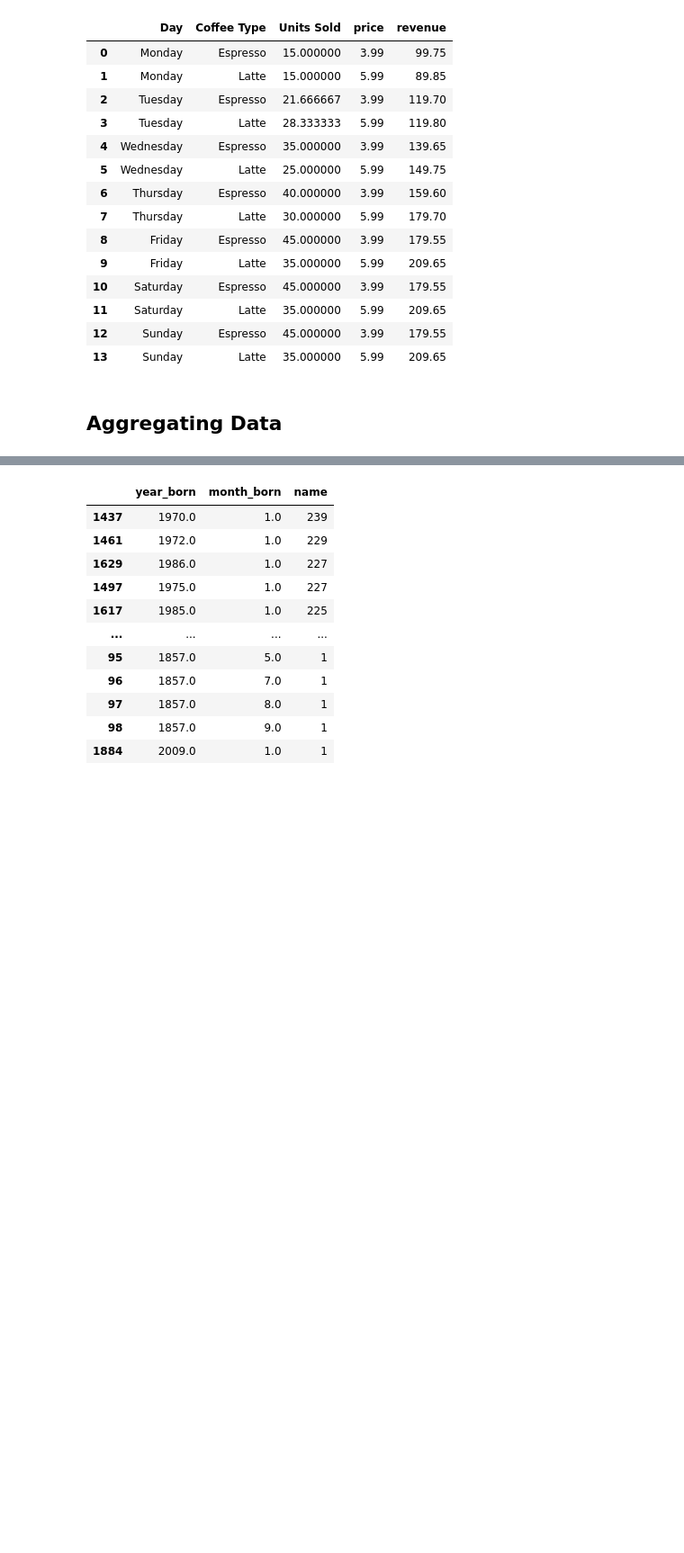
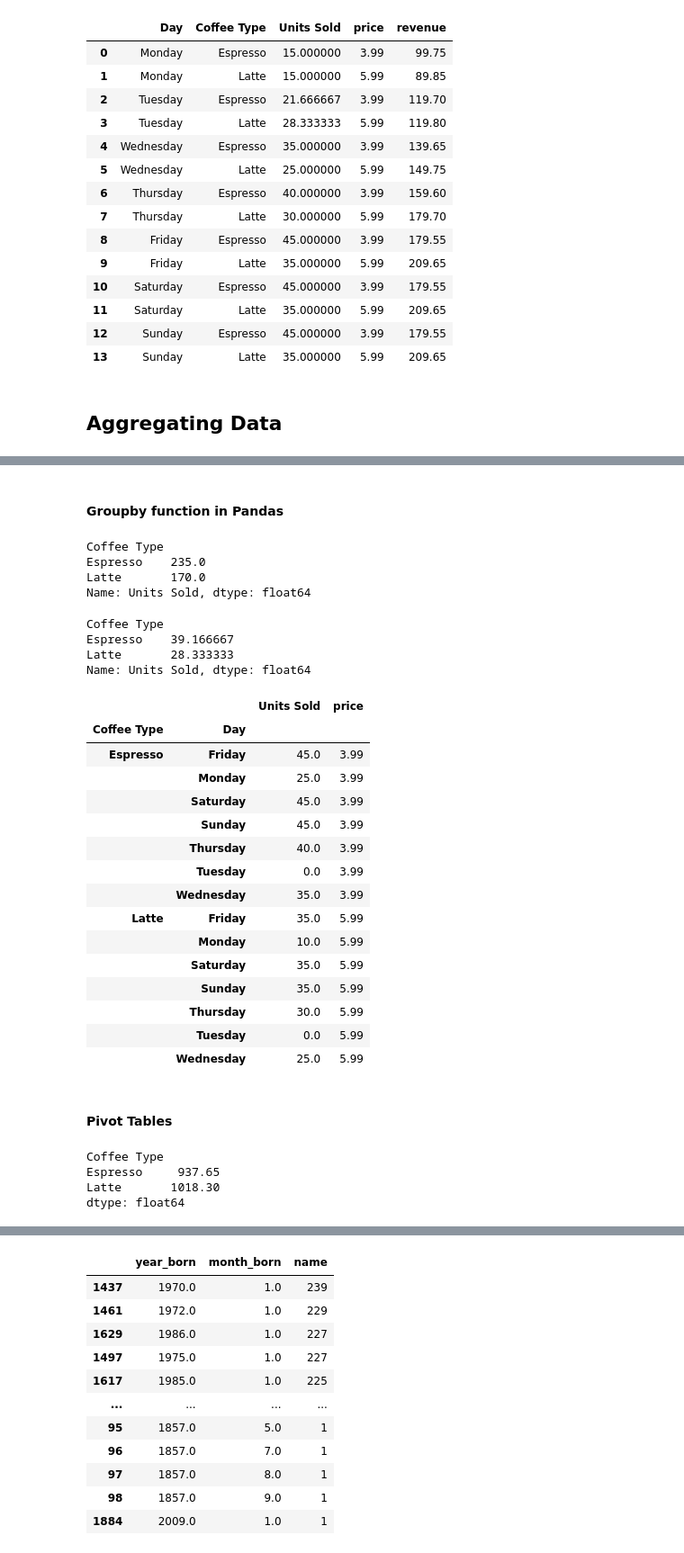
Before and after one commit to KeithGalli/complete-pandas-tutorial, a Jupyter notebook: tutorial.ipynb, the cells around one changed output, grey strips where cells are left out. Shown at 90% size. Saved outputs shown, nothing was run; the diff lists cells and outputs as text; code cells hidden in the pictures; blank space fills up the shorter version.

```diff
--- a/tutorial.ipynb
+++ b/tutorial.ipynb
@@ -694,0 +851,37 @@ coffee
+# %% [markdown]
+#### Groupby function in Pandas
+# %%
+coffee.groupby(['Coffee Type'])['Units Sold'].sum()
+# %% [output]
+Coffee Type
+Espresso    235.0
+Latte       170.0
+Name: Units Sold, dtype: float64
+# %%
+coffee.groupby(['Coffee Type'])['Units Sold'].mean()
+# %% [output]
+Coffee Type
+Espresso    39.166667
+Latte       28.333333
+Name: Units Sold, dtype: float64
+# %%
+coffee.groupby(['Coffee Type', 'Day']).agg({'Units Sold': 'sum', 'price': 'mean'})
+# %% [output]
+|  |  | Units Sold | price |
+| Coffee Type | Day |  |  |
+| Espresso | Friday | 45.0 | 3.99 |
+|  | Monday | 25.0 | 3.99 |
+|  | Saturday | 45.0 | 3.99 |
+|  | Sunday | 45.0 | 3.99 |
+|  | Thursday | 40.0 | 3.99 |
+|  | Tuesday | 0.0 | 3.99 |
+|  | Wednesday | 35.0 | 3.99 |
+| Latte | Friday | 35.0 | 5.99 |
+|  | Monday | 10.0 | 5.99 |
+|  | Saturday | 35.0 | 5.99 |
+|  | Sunday | 35.0 | 5.99 |
+|  | Thursday | 30.0 | 5.99 |
+|  | Tuesday | 0.0 | 5.99 |
+|  | Wednesday | 25.0 | 5.99 |
+# %% [markdown]
+#### Pivot Tables
@@ -694,0 +890,7 @@ coffee
+# %%
+pivot.sum()
+# %% [output]
+Coffee Type
+Espresso     937.65
+Latte       1018.30
+dtype: float64
```
Also changed, not shown: parts of 28 cells of this notebook.
